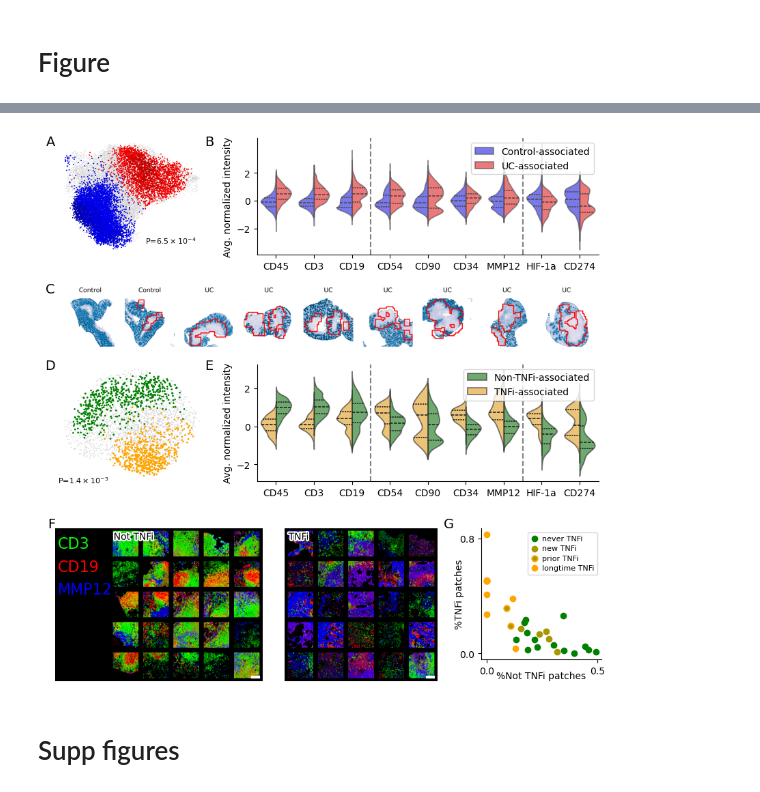
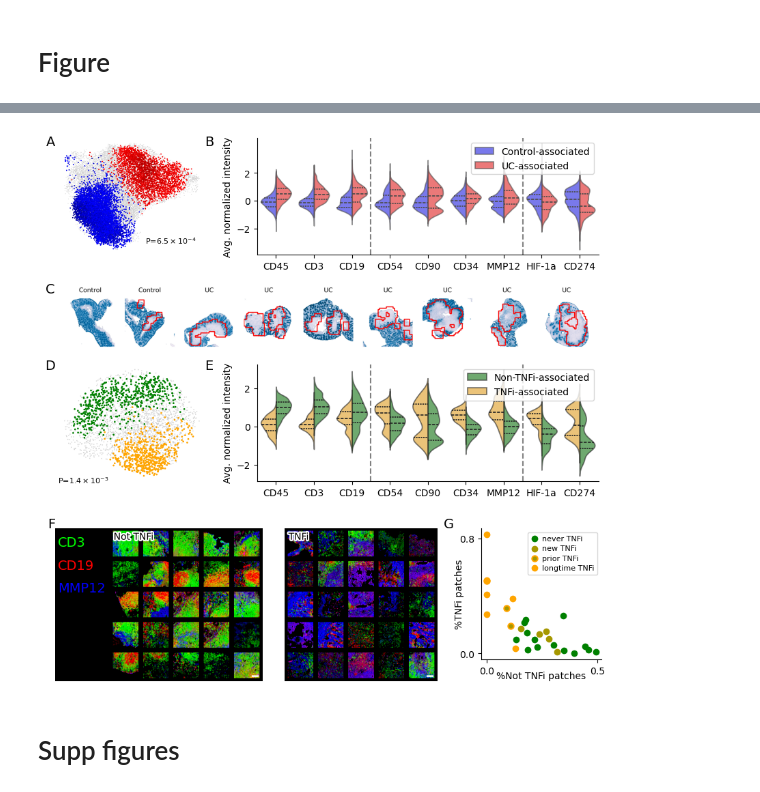
Before and after one commit to yakirr/vimapaper, a Jupyter notebook: UC/UC.3.makefigs.ipynb, the cells around one changed output, grey strips where cells are left out. Cells and saved outputs as stored; diff of their text form; code cells hidden in the pictures.

```diff
--- a/UC/UC.3.makefigs.ipynb
+++ b/UC/UC.3.makefigs.ipynb
@@ -241,7 +241,7 @@ def markerplot_tnf(ax, markers_to_plot):
 
 from io import BytesIO
 from PIL import Image
-def clust_examples(ax, mask, cmap, label, nx=3, ny=3, scalebar=True, seed=0):
+def clust_examples(ax, mask, cmap, label, nx=3, ny=3, seed=0):
     np.random.seed(seed)
     idx = np.random.choice(np.where(mask)[0], size=nx*ny, replace=False)
     fig = vv.plot_patches_overlaychannels_linsum(
@@ -259,13 +259,6 @@ def clust_examples(ax, mask, cmap, label, nx=3, ny=3, scalebar=True, seed=0):
     ax.imshow(Image.open(buff))
     text = ax.text(100, 100, label, fontsize=fs_axislabel, color='black', ha='left', va='top')
     text.set_path_effects([withStroke(linewidth=3, foreground='white')])
-
-    if scalebar:
-        xmin, xmax = ax.get_xlim()
-        ymax, ymin = ax.get_ylim()
-        width = (xmax - xmin)/(1.2*nx + 0.2)
-        pad = 0.15*width
-        ax.plot([xmax-width/4-pad, xmax-pad], [ymax-1.2*pad, ymax-1.2*pad], color='white', linewidth=3)
     ax.axis('off')
 
 from matplotlib.patheffects import withStroke
@@ -280,11 +273,6 @@ def umap_tnf(ax):
     formatted = f"${p:.1e}"
     formatted_latex = formatted.replace('-0', '-').replace("e", r" \times 10^{").replace("+", "").replace("-", r"-") + "}$"
     ax.text(13, -9, f'P={formatted_latex}', ha='left', va='bottom', fontsize=fs_legend, fontweight='medium')
-
-    # fontprops = {'fontsize':fs_axislabel, 'fontweight':'medium', 'color':'black', 'ha':'center', 'va':'center'}
-    # for label, cond in [('TNFi', d_tnf.obs.ncorr_thresh > 0), ('no TNFi', d_tnf.obs.ncorr_thresh < 0)]:
-    #     text = ax.text(*np.median(d_tnf.obsm['X_umap'][cond], axis=0), label, **fontprops)
-    #     text.set_path_effects([withStroke(linewidth=3, foreground='white')])
 
 from io import BytesIO
 from PIL import Image
@@ -316,7 +304,7 @@ def spatialplot(ax, samples, sids, marker, highlight, ncols=5, vmin=-2, vmax=2):
     ax.axis('off')
 
 from matplotlib.patches import Rectangle
-def small_color_legend(ax, cmap, x=0.05, line_height=0.15, fontsize=16):
+def small_color_legend(ax, cmap, x=0.05, line_height=0.15, fontsize=14):
     rectangle = Rectangle(
         (0, 0), 1, 1, color='black', zorder=2
     )
@@ -369,4 +357,3 @@ def cnascore(ax):
     ax.set_xticks([0,0.5]); ax.set_yticks([0,0.8])
 
     ax.spines[['right','top']].set_visible(False)
-cnascore(plt.gca());
@@ -382,37 +367,37 @@ width_ratios = np.array([1, 1, 1])
 height_ratios = np.array([1, 0.7, 1, 1.5])
 
 gs = GridSpec(4, 3, width_ratios=width_ratios, height_ratios=height_ratios, figure=fig)
 umap(fig.add_subplot(gs[0,0]))
 markerplot(fig.add_subplot(gs[0,1:]), markers_to_plot)
 
 sids = ['HC3','HC5','UC24','UC15','UC3','UC4b','UC6','UC2a','UC12']
 spatialplot(fig.add_subplot(gs[1,:]), samples_m, sids, 'Cytokeratin', d.obs.ncorr_thresh > 0, ncols=len(sids))
 umap_tnf(fig.add_subplot(gs[2,0]))
 markerplot_tnf(fig.add_subplot(gs[2,1:]), markers_to_plot)
 
 lastrow = fig.add_subplot(gs[3,:])
 lastrow.axis('off')
 
+small_color_legend(fig.add_axes([0, 0, 0.11, ar*insetw]), tbf_cmap)
 mask = d.obs.index.isin(d_tnf.obs[d_tnf.obs.ncorr_thresh < 0].index)
-clust_examples(fig.add_axes([0.1,0,insetw,ar*insetw]), mask, tbf_cmap, 'Not TNFi', nx=5, ny=5, scalebar=True, seed=0)
+clust_examples(fig.add_axes([0.1,0,insetw,ar*insetw]), mask, tbf_cmap, 'Not TNFi', nx=5, ny=5, seed=0)
 mask = d.obs.index.isin(d_tnf.obs[d_tnf.obs.ncorr_thresh > 0].index)
-clust_examples(fig.add_axes([0.42,0,insetw,ar*insetw]), mask, tbf_cmap, 'TNFi', nx=5, ny=5, scalebar=True, seed=0)
+clust_examples(fig.add_axes([0.42,0,insetw,ar*insetw]), mask, tbf_cmap, 'TNFi', nx=5, ny=5, seed=0)
 cnascore(fig.add_axes([0.78,0.04,1-0.78,ar*insetw-0.04]))
-small_color_legend(fig.add_axes([0, 0, 0.1, ar*insetw]), tbf_cmap)
 
 # subpart labels
 fig.text(0, 1, 'A', fontsize=fs_figsubpanel, fontweight='medium', va='top', ha='right')
 fig.text(0.29, 1, 'B', fontsize=fs_figsubpanel, fontweight='medium', va='top', ha='right')
 fig.text(0, 0.73, 'C', fontsize=fs_figsubpanel, fontweight='medium', va='top', ha='right')
 fig.text(0, 0.59, 'D', fontsize=fs_figsubpanel, fontweight='medium', va='top', ha='right')
 fig.text(0.29, 0.59, 'E', fontsize=fs_figsubpanel, fontweight='medium', va='top', ha='right')
 fig.text(0, ar*insetw+0.02, 'F', fontsize=fs_figsubpanel, fontweight='medium', va='top', ha='right')
 fig.text(0.73, ar*insetw+0.02, 'G', fontsize=fs_figsubpanel, fontweight='medium', va='top', ha='right')
 
 fig.savefig('../_main/fig.UC.pdf', bbox_inches='tight', dpi=800)
 fig.show()
 # %% [output]
-[figure, old version]
+[figure, new version]
 # %% [markdown]
 # Supp figures
 # %% [markdown]
```
Also changed, not shown: parts of 4 cells of this notebook, 4 other files.
